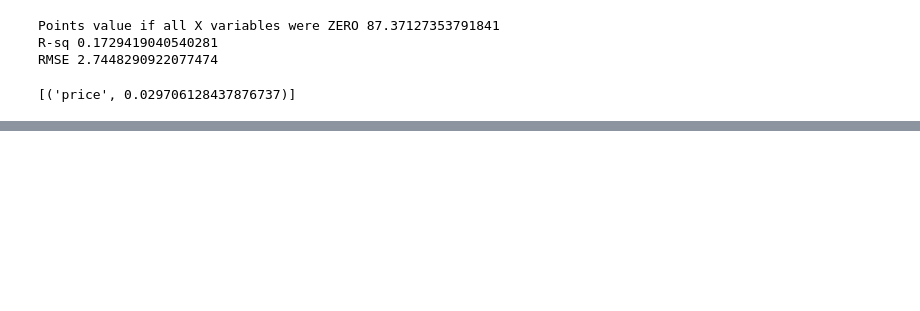
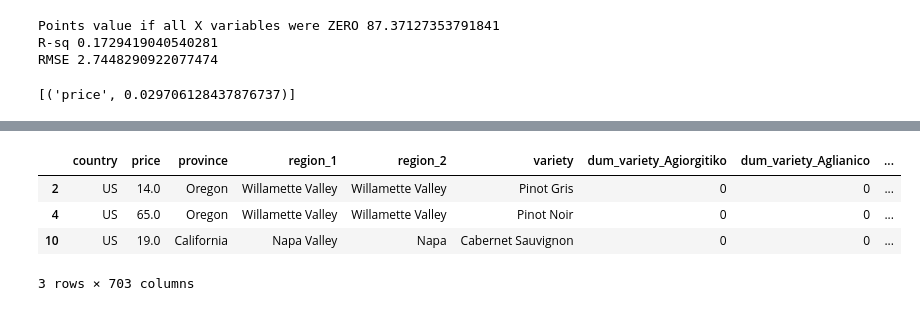
Before and after one commit to evanrosa/wine-ML-capstone-2018, a Jupyter notebook: 03 - Modeling.ipynb, the cells around one changed output, grey strips where cells are left out. Cells and saved outputs as stored; diff of their text form; code cells hidden in the pictures; blank space fills up the shorter version.

```diff
--- a/03 - Modeling.ipynb
+++ b/03 - Modeling.ipynb
@@ -267,2 +342,10 @@ RMSE 2.7448290922077474
+# %%
+features.head(3)
+# %% [output]
+|  | country | price | province | region_1 | region_2 | variety | dum_variety_Agiorgitiko | dum_variety_Aglianico | ... |
+| 2 | US | 14.0 | Oregon | Willamette Valley | Willamette Valley | Pinot Gris | 0 | 0 | ... |
+| 4 | US | 65.0 | Oregon | Willamette Valley | Willamette Valley | Pinot Noir | 0 | 0 | ... |
+| 10 | US | 19.0 | California | Napa Valley | Napa | Cabernet Sauvignon | 0 | 0 | ... |
+3 rows × 703 columns
 # %%
 #linear regression with dummy features
```
Also changed, not shown: parts of 16 cells of this notebook, 1 other file.
